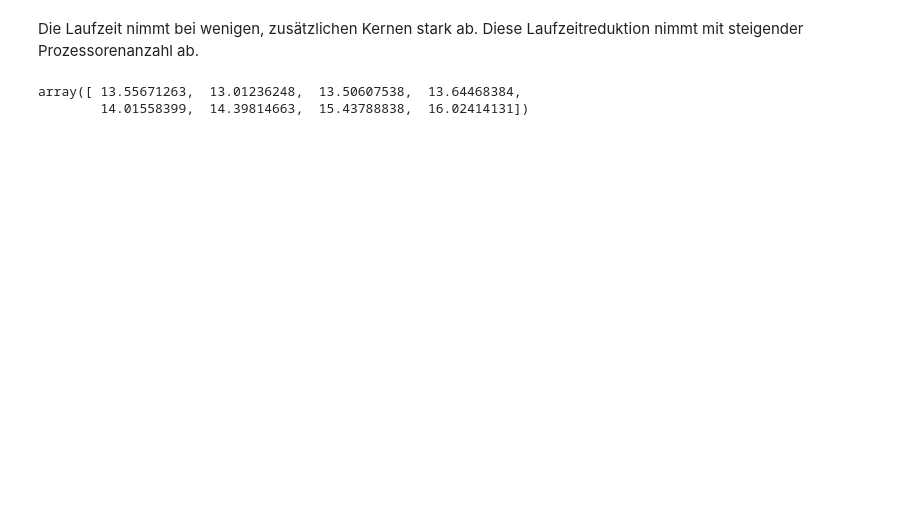
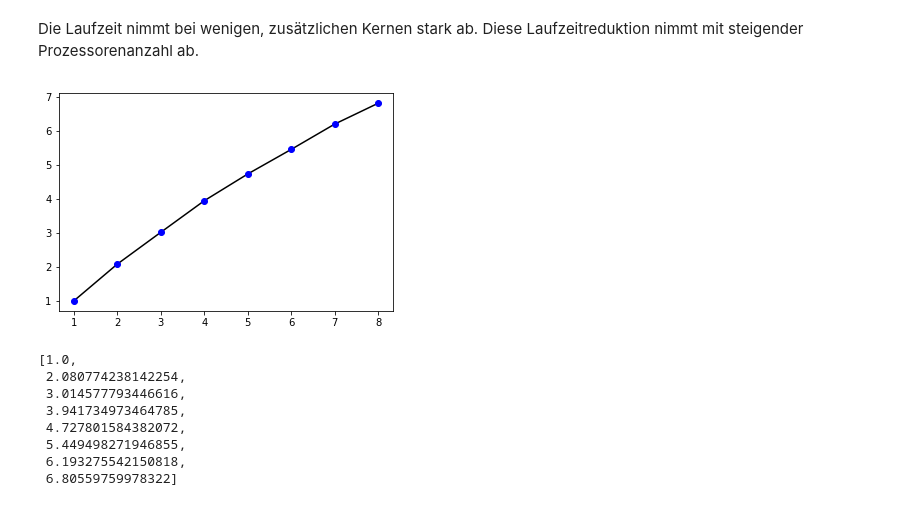
Before and after one commit to tecoKIT/smart-data-analytics, a Jupyter notebook: Uebung2/Exercise2.ipynb, the cells around one changed output. Saved outputs shown, nothing was run; the diff lists cells and outputs as text; code cells hidden in the pictures; blank space fills up the shorter version.

Commit message:
efficiency, speedup

```diff
--- a/Uebung2/Exercise2.ipynb
+++ b/Uebung2/Exercise2.ipynb
@@ -61,7 +61,17 @@ times # print precise values
 # %% [markdown]
 Die Laufzeit nimmt bei wenigen, zusätzlichen Kernen stark ab. Diese Laufzeitreduktion nimmt mit steigender Prozessorenanzahl ab.
-# %%
-np.array(times) * np.array(range(1, NUM_OF_CPU_CORES + 1))
-# %% [output]
-array([ 13.55671263,  13.01236248,  13.50607538,  13.64468384,
-        14.01558399,  14.39814663,  15.43788838,  16.02414131])
+# %%
+speedups = [times[0] / time for time in times]
+plt.plot(n_jobs_list, speedups, 'k', n_jobs_list, speedups, 'bo')
+plt.show()
+speedups
+# %% [output]
+[figure, added]
+[1.0,
+ 2.080774238142254,
+ 3.014577793446616,
+ 3.941734973464785,
+ 4.727801584382072,
+ 5.449498271946855,
+ 6.193275542150818,
+ 6.80559759978322]
```
Also changed, not shown: parts of 6 cells of this notebook.
